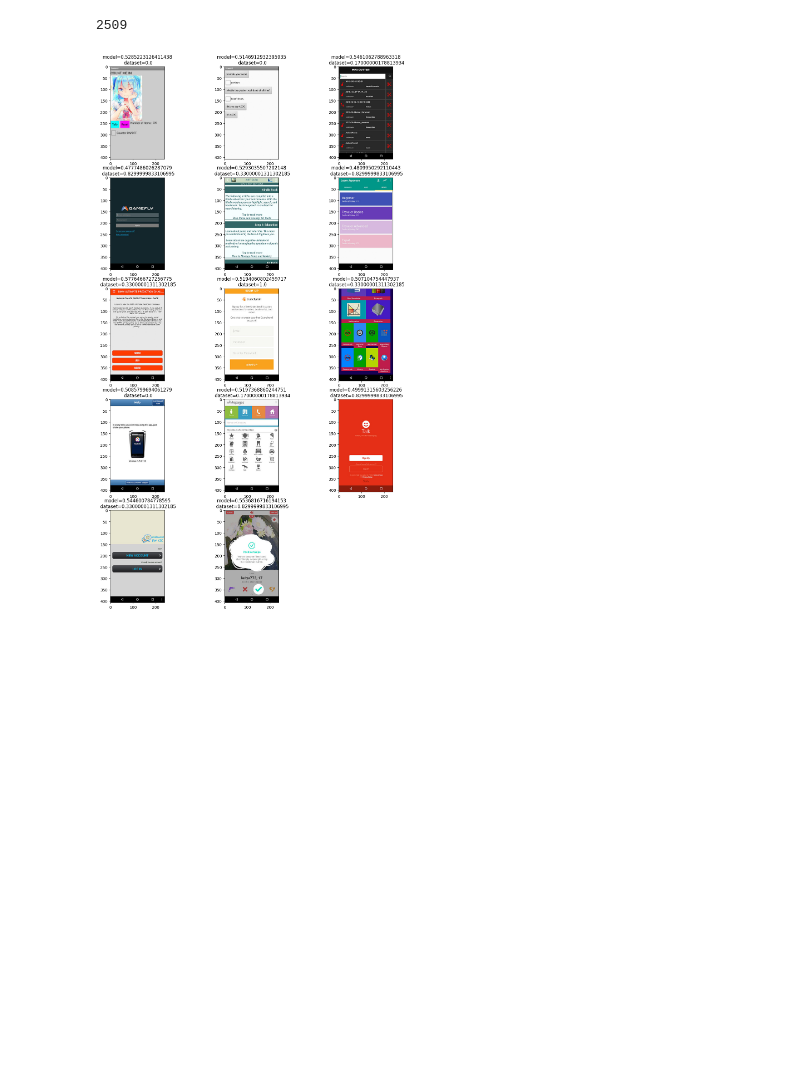
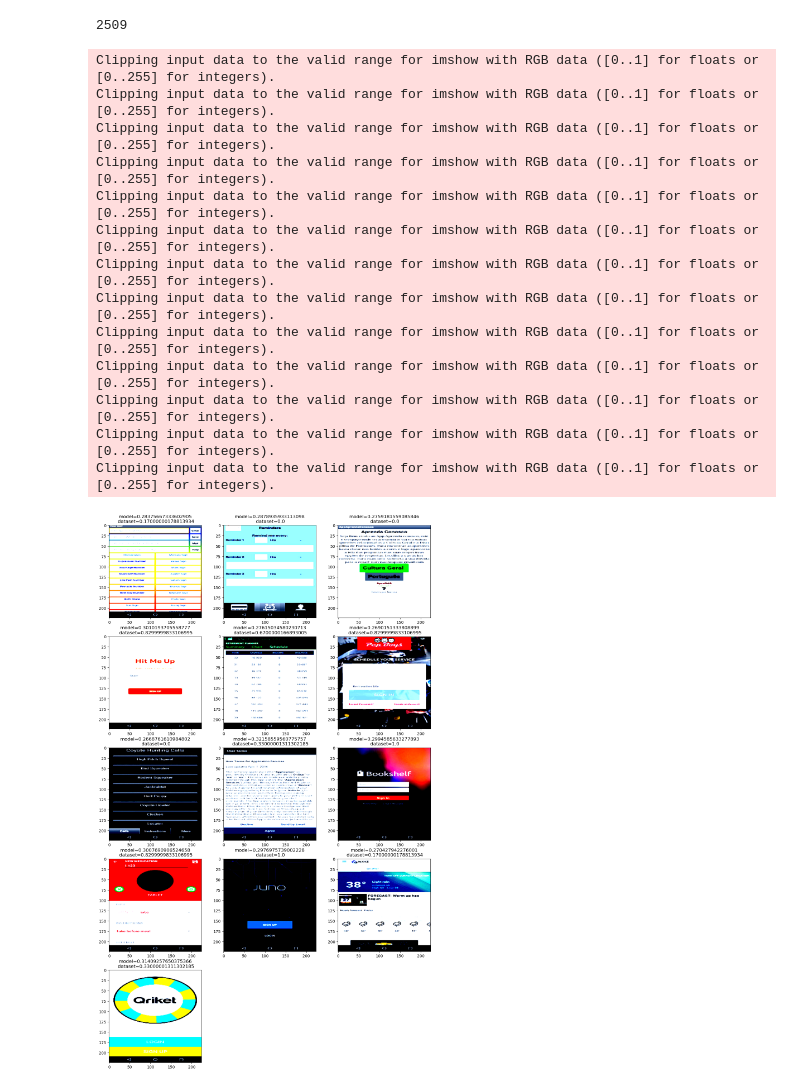
Before and after one commit to mowoe/bachelorthesis, a Jupyter notebook: 06_ReimplementingAppsthetics.ipynb, the cells around one changed output. Drawn from its saved outputs; the diff is of its cells as text; code cells hidden in the pictures; blank space fills up the shorter version.

```diff
--- a/06_ReimplementingAppsthetics.ipynb
+++ b/06_ReimplementingAppsthetics.ipynb
@@ -109,8 +137,10 @@ dataset = AppstheticsDataset(os.path.expanduser("~/Downloads/Dataset_estetica/Re
 # %%
 batch_size = 32
 train_loader = DataLoader(dataset, batch_size=batch_size, shuffle=True)
-epochs = 20
+epochs = 5
 # %%
 criterion = nn.MSELoss()
 # %%
 optimizer = torch.optim.Adam(resnet50.parameters(), lr=0.001)
+# %%
+train_loader = accelerator.prepare(train_loader)
@@ -151,6 +182,8 @@ plt.show()
 # %%
-test_dataset = AppstheticsDataset(os.path.expanduser("~/Downloads/Dataset_estetica/Regressao"), split="train", transform=transform_to_t)
+test_dataset = AppstheticsDataset(os.path.expanduser("./Dataset_estetica/Regressao"), split="train", transform=resnet_transform)
 test_loader = DataLoader(test_dataset, batch_size=1, shuffle=True)
+# %%
+test_loader = accelerator.prepare(test_loader)
 # %%
 len(test_dataset)
 # %% [output]
@@ -158,17 +191,36 @@ len(test_dataset)
 # %%
 fig = plt.figure(figsize=(15, 25))
 
+predicted_scores = []
+targets = []
+
 #for x in range(8):
-for i, data in enumerate(test_loader, 0):
+for i, data in tqdm(enumerate(test_loader, 0),total=len(test_dataset)):
     inputs, labels = data[0], data[1]
     outputs = resnet50(inputs)
-    fig.add_subplot(5, 3, i+1)
-    plt.imshow(inputs[0].permute(1, 2, 0))
-    plt.title(f"model={outputs.item()}\n dataset={labels.item()}")
 
-    if i > 12:
-        break
+    if not i > 12:
+        fig.add_subplot(5, 3, i+1)
+        plt.imshow(inputs[0].permute(1, 2, 0).cpu())
+        #print(inputs[0].permute(1, 2, 0))
+        #break
+        plt.title(f"model={outputs.item()}\n dataset={labels.item()}")
+    predicted_scores.append(outputs.item())
+    targets.append(labels.item())
 
 plt.show()
 # %% [output]
+Clipping input data to the valid range for imshow with RGB data ([0..1] for floats or [0..255] for integers).
+Clipping input data to the valid range for imshow with RGB data ([0..1] for floats or [0..255] for integers).
+Clipping input data to the valid range for imshow with RGB data ([0..1] for floats or [0..255] for integers).
+Clipping input data to the valid range for imshow with RGB data ([0..1] for floats or [0..255] for integers).
+Clipping input data to the valid range for imshow with RGB data ([0..1] for floats or [0..255] for integers).
+Clipping input data to the valid range for imshow with RGB data ([0..1] for floats or [0..255] for integers).
+Clipping input data to the valid range for imshow with RGB data ([0..1] for floats or [0..255] for integers).
+Clipping input data to the valid range for imshow with RGB data ([0..1] for floats or [0..255] for integers).
+Clipping input data to the valid range for imshow with RGB data ([0..1] for floats or [0..255] for integers).
+Clipping input data to the valid range for imshow with RGB data ([0..1] for floats or [0..255] for integers).
+Clipping input data to the valid range for imshow with RGB data ([0..1] for floats or [0..255] for integers).
+Clipping input data to the valid range for imshow with RGB data ([0..1] for floats or [0..255] for integers).
+Clipping input data to the valid range for imshow with RGB data ([0..1] for floats or [0..255] for integers).
-[figure, old version]
+[figure, new version]
```
Also changed, not shown: parts of 18 cells of this notebook, 2 other files.
